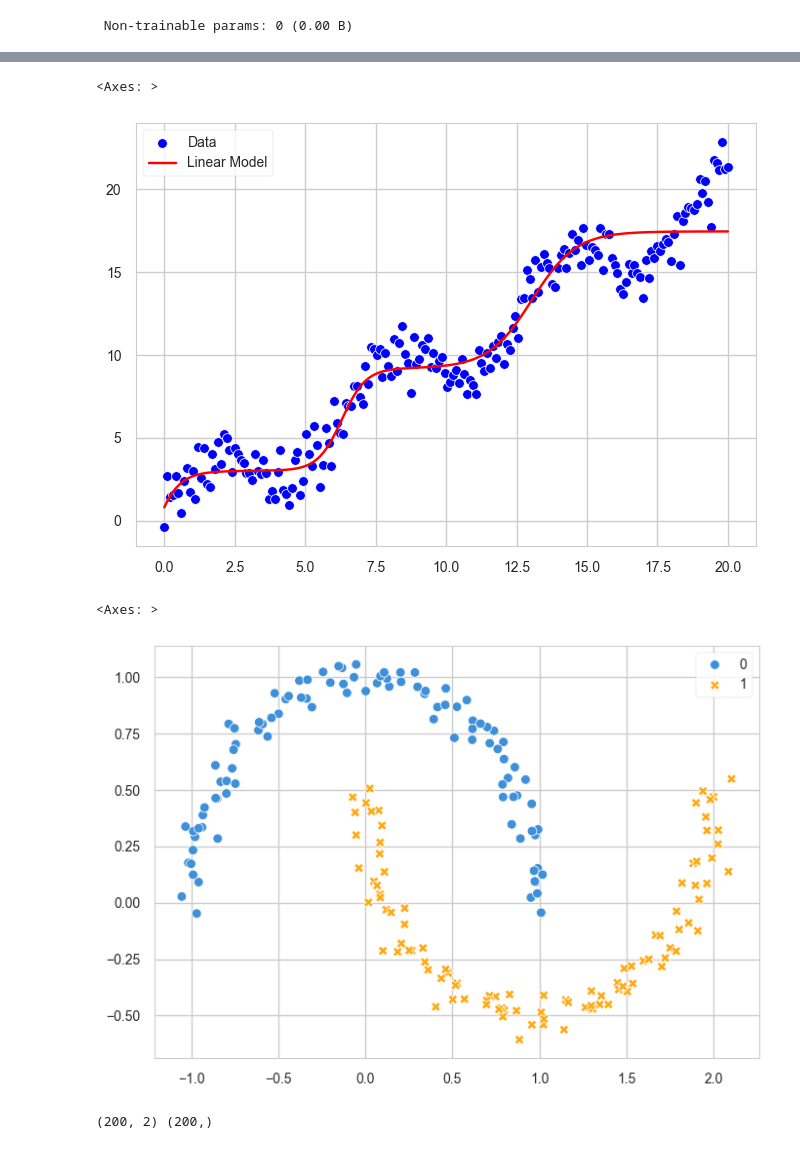
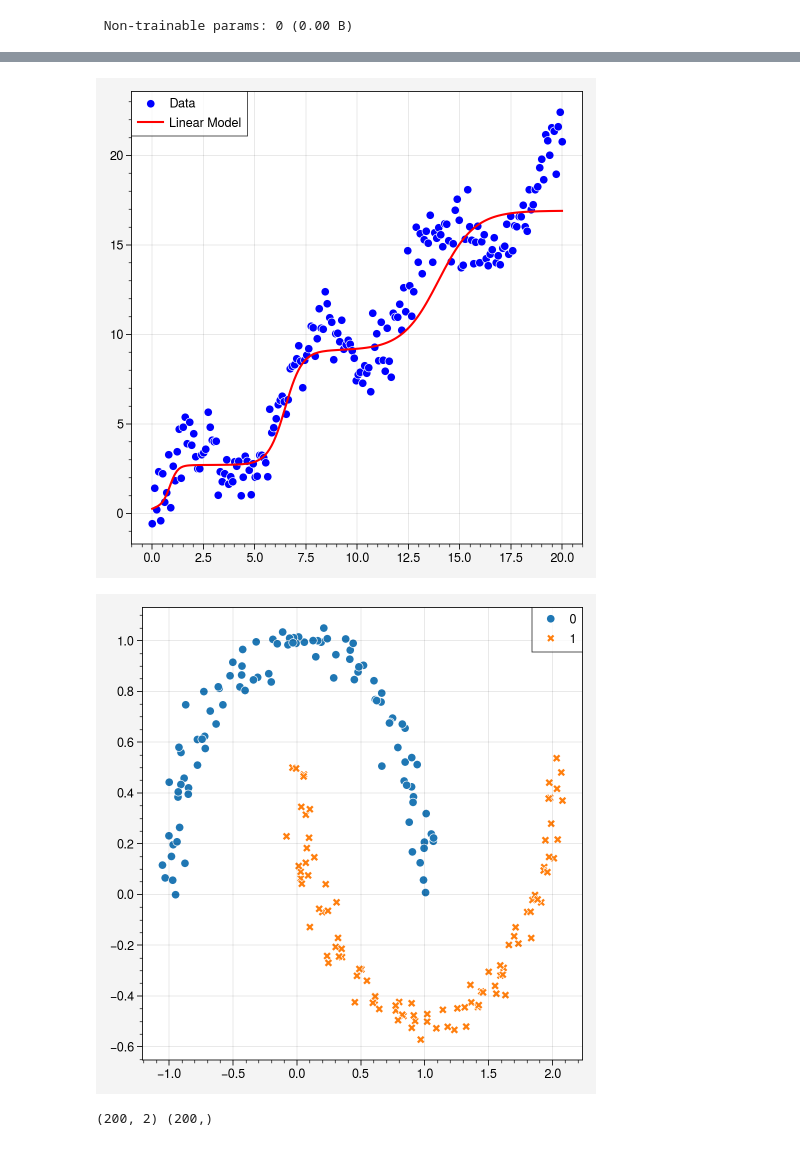
Before and after one commit to quangtiencs/keras3-inside-deep-learning, a Jupyter notebook: Chapter_02.ipynb, the cells around one changed output, grey strips where cells are left out. Drawn from its saved outputs; the diff is of its cells as text; code cells hidden in the pictures.

```diff
--- a/Chapter_02.ipynb
+++ b/Chapter_02.ipynb
@@ -10,11 +12,12 @@ from keras import models
 from keras import layers
 from keras import losses
 from keras import optimizers
+from keras import callbacks
 from keras import metrics
 import matplotlib.pyplot as plt
 import seaborn as sns
+from sklearn.datasets import make_moons
 
-from utils import CustomEvalDataset
+import ultraplot as uplt
 
-plt.style.use("seaborn-v0_8-notebook")
-plt.style.use("petroff10")
+uplt.rc.update({"figure.figsize": (5, 5)})
@@ -157,7 +185,8 @@ Epoch 500/500
 # %%
 y_pred = model.predict(X)
 sns.scatterplot(x=X.ravel(), y=y.ravel(), color="blue", label="Data")  # The data
-sns.lineplot(
-    x=X.ravel(), y=y_pred.ravel(), color="red", label="Linear Model"
-)  # What our model learned
+sns.lineplot(x=X.ravel(), y=y_pred.ravel(), color="red", label="Linear Model")
+
+plt.tight_layout()
+plt.show()
 # %% [output]
@@ -165,13 +194,12 @@ sns.lineplot(
-<Axes: >
-[figure, old version]
+[figure, new version]
 # %%
-from sklearn.datasets import make_moons
-
 X, y = make_moons(n_samples=200, noise=0.05)
 sns.scatterplot(x=X[:, 0], y=X[:, 1], hue=y, style=y)
+
+plt.tight_layout()
+plt.show()
 # %% [output]
-<Axes: >
-[figure, old version]
+[figure, new version]
 # %%
 print(X.shape, y.shape)
 # %% [output]
```
Also changed, not shown: parts of 16 cells of this notebook.
